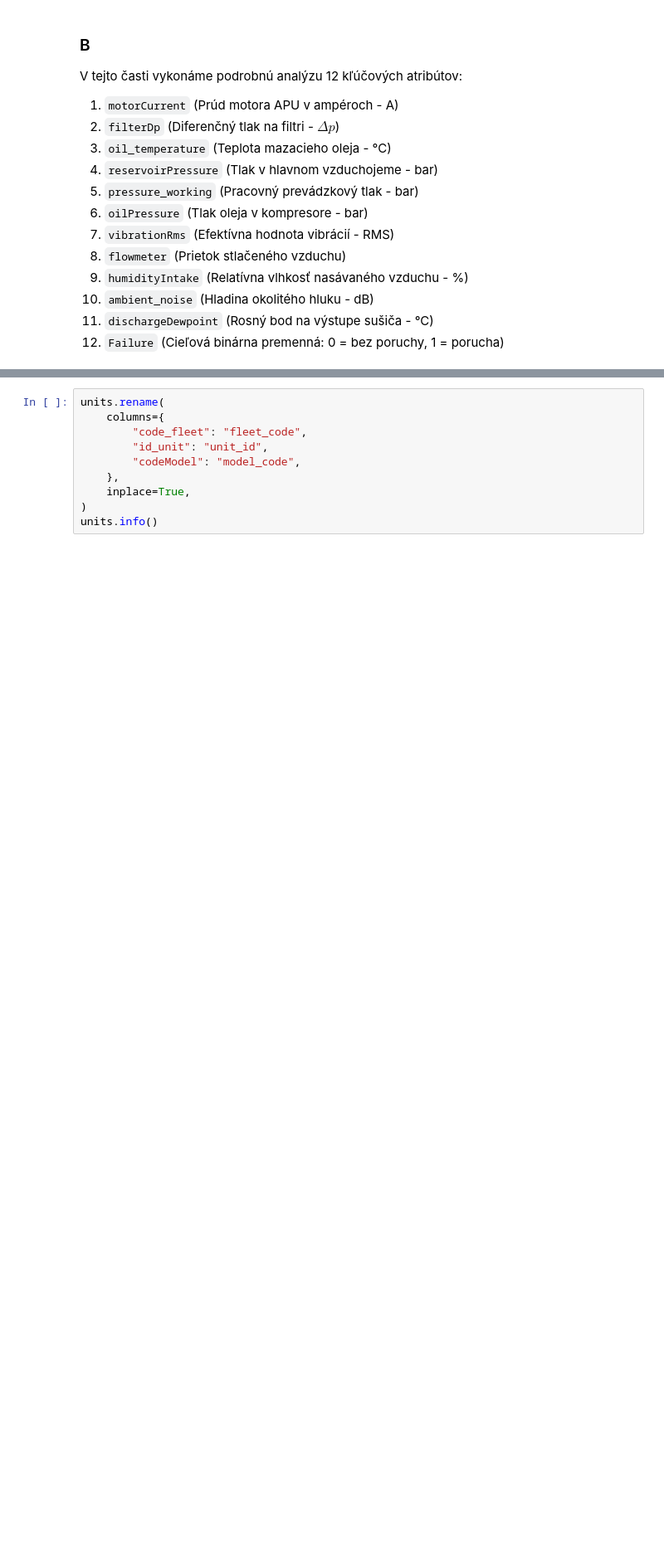
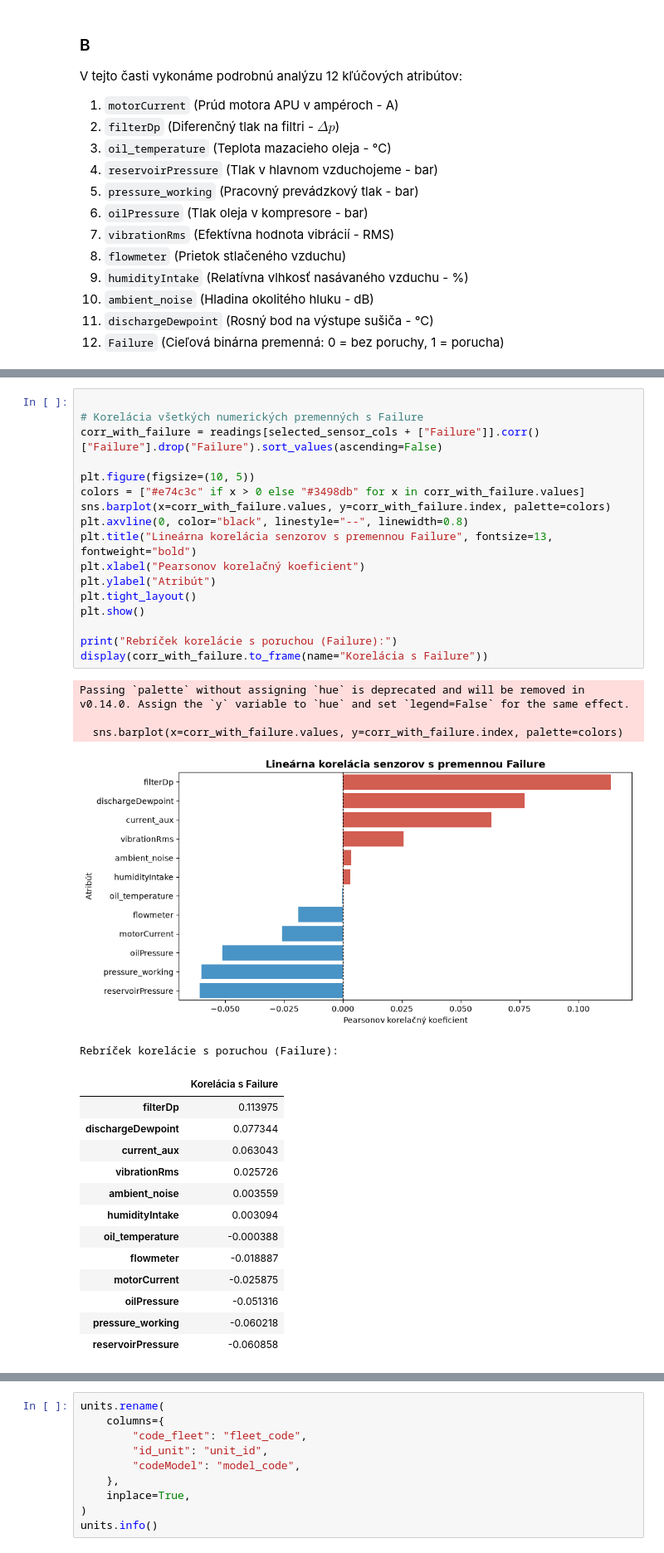
Before and after one commit to tancop/iau-projekt, a Jupyter notebook: main.ipynb, the cells around one changed output, grey strips where cells are left out. Shown at 83% size. Cells and saved outputs as stored; diff of their text form; blank space fills up the shorter version.

```diff
--- a/main.ipynb
+++ b/main.ipynb
@@ -216,0 +211,36 @@ Pomer porúch v datasete je 12.18% .
+# %%
+
+# Korelácia všetkých numerických premenných s Failure
+corr_with_failure = readings[selected_sensor_cols + ["Failure"]].corr()["Failure"].drop("Failure").sort_values(ascending=False)
+
+plt.figure(figsize=(10, 5))
+colors = ["#e74c3c" if x > 0 else "#3498db" for x in corr_with_failure.values]
+sns.barplot(x=corr_with_failure.values, y=corr_with_failure.index, palette=colors)
+plt.axvline(0, color="black", linestyle="--", linewidth=0.8)
+plt.title("Lineárna korelácia senzorov s premennou Failure", fontsize=13, fontweight="bold")
+plt.xlabel("Pearsonov korelačný koeficient")
+plt.ylabel("Atribút")
+plt.tight_layout()
+plt.show()
+
+print("Rebríček korelácie s poruchou (Failure):")
+display(corr_with_failure.to_frame(name="Korelácia s Failure"))
+# %% [output]
+Passing `palette` without assigning `hue` is deprecated and will be removed in v0.14.0. Assign the `y` variable to `hue` and set `legend=False` for the same effect.
+
+  sns.barplot(x=corr_with_failure.values, y=corr_with_failure.index, palette=colors)
+[figure, added]
+Rebríček korelácie s poruchou (Failure):
+|  | Korelácia s Failure |
+| filterDp | 0.113975 |
+| dischargeDewpoint | 0.077344 |
+| current_aux | 0.063043 |
+| vibrationRms | 0.025726 |
+| ambient_noise | 0.003559 |
+| humidityIntake | 0.003094 |
+| oil_temperature | -0.000388 |
+| flowmeter | -0.018887 |
+| motorCurrent | -0.025875 |
+| oilPressure | -0.051316 |
+| pressure_working | -0.060218 |
+| reservoirPressure | -0.060858 |
```
Also changed, not shown: parts of 45 cells of this notebook.
